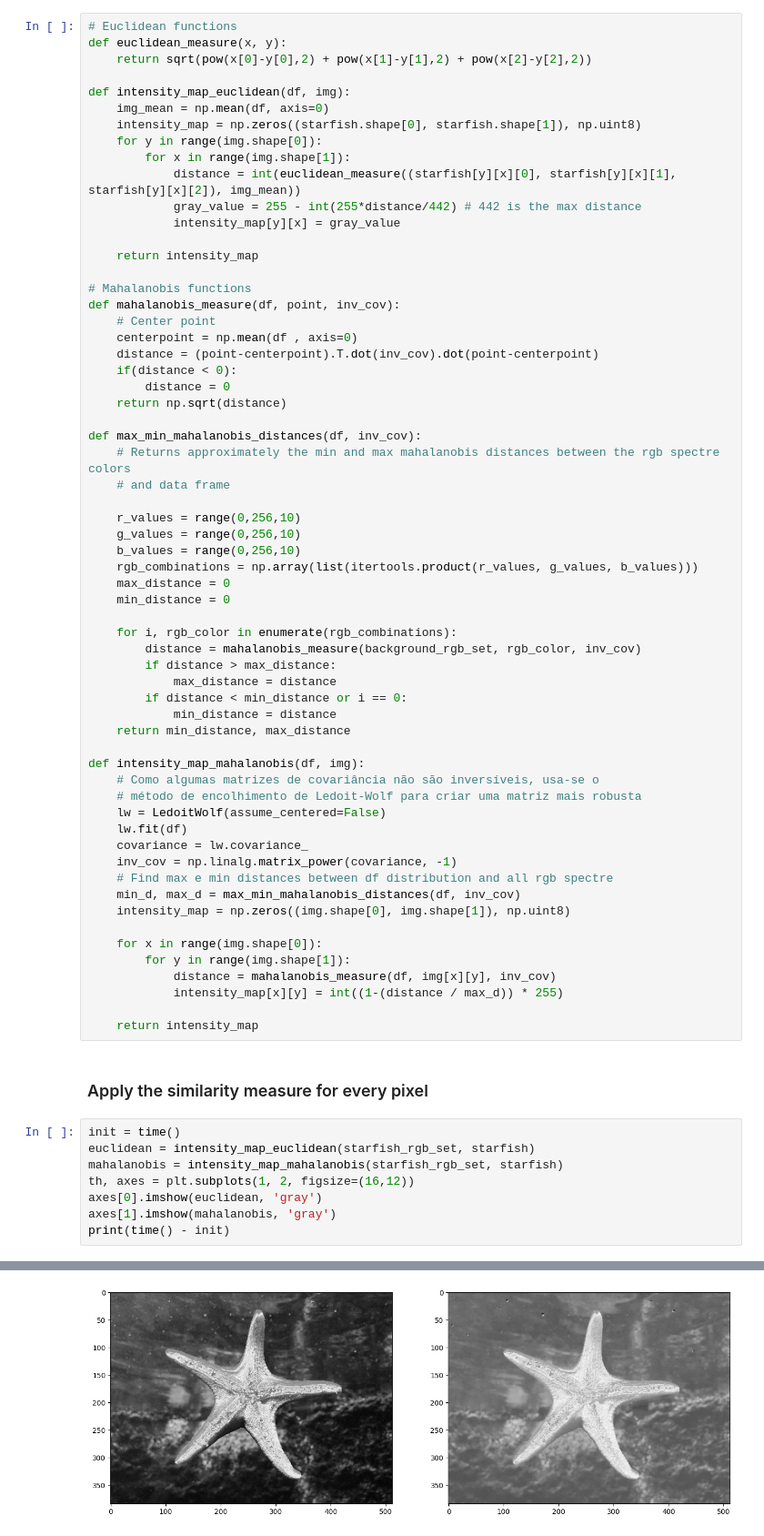
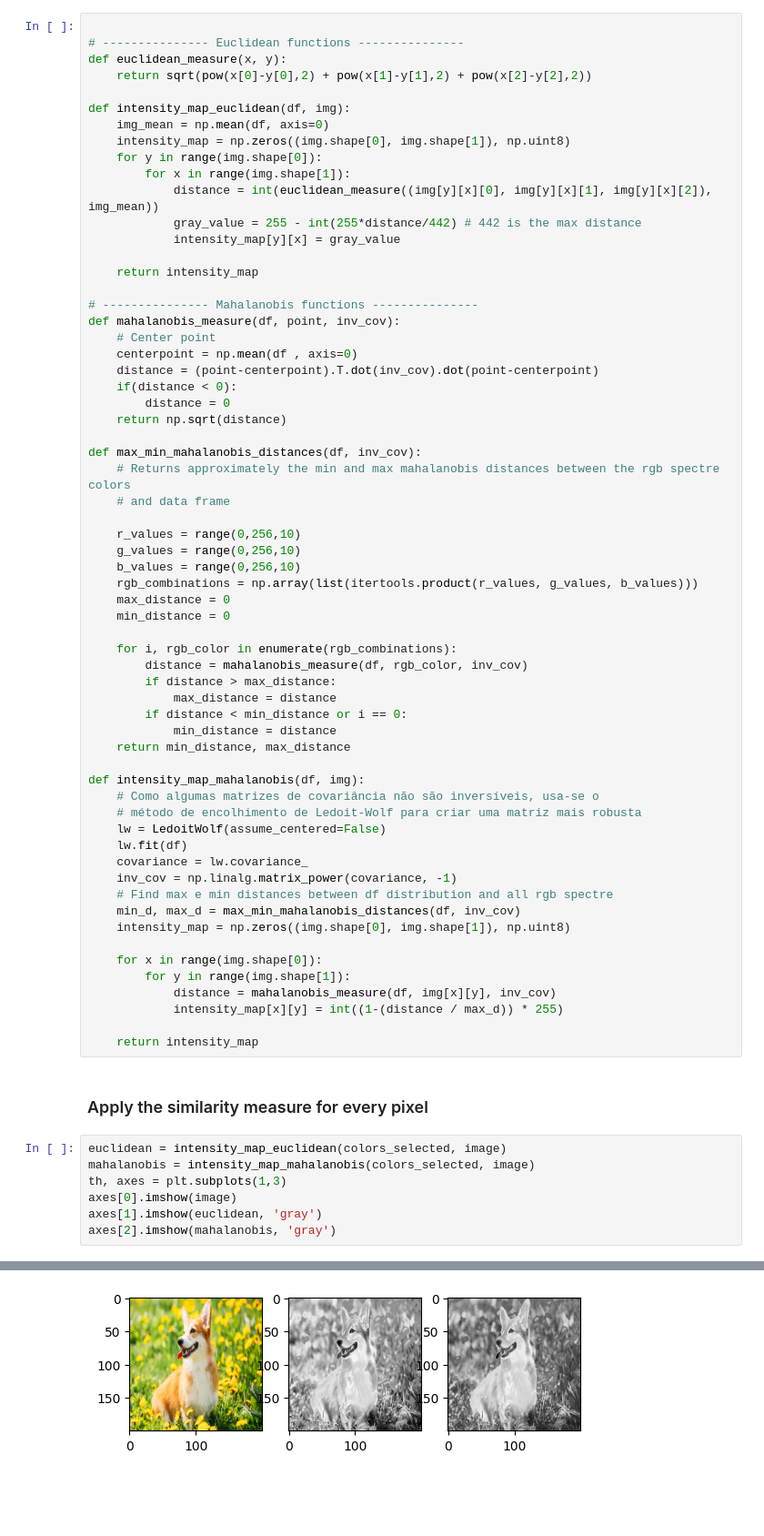
Before and after one commit to diogohal/intensity-map-similarity-measures, a Jupyter notebook: intensity-map-similarity-measures.ipynb, the cells around one changed output, grey strips where cells are left out. Shown at 91% size. Drawn from its saved outputs; the diff is of its cells as text; blank space fills up the shorter version.

Commit message:
color picker and corgi image added

```diff
--- a/intensity-map-similarity-measures.ipynb
+++ b/intensity-map-similarity-measures.ipynb
@@ -47,22 +56,23 @@ print(background_rgb_mean)
 # %% [markdown]
 ### Similarity distance and intensity map functions
 # %%
-# Euclidean functions
+
+# --------------- Euclidean functions ---------------
 def euclidean_measure(x, y):
     return sqrt(pow(x[0]-y[0],2) + pow(x[1]-y[1],2) + pow(x[2]-y[2],2))
 
 def intensity_map_euclidean(df, img):
     img_mean = np.mean(df, axis=0)
-    intensity_map = np.zeros((starfish.shape[0], starfish.shape[1]), np.uint8)
+    intensity_map = np.zeros((img.shape[0], img.shape[1]), np.uint8)
     for y in range(img.shape[0]):
         for x in range(img.shape[1]):
-            distance = int(euclidean_measure((starfish[y][x][0], starfish[y][x][1], starfish[y][x][2]), img_mean))
+            distance = int(euclidean_measure((img[y][x][0], img[y][x][1], img[y][x][2]), img_mean))
             gray_value = 255 - int(255*distance/442) # 442 is the max distance
             intensity_map[y][x] = gray_value
 
     return intensity_map
 
-# Mahalanobis functions
+# --------------- Mahalanobis functions ---------------
 def mahalanobis_measure(df, point, inv_cov):
     # Center point
     centerpoint = np.mean(df , axis=0)
@@ -83,7 +93,7 @@ def max_min_mahalanobis_distances(df, inv_cov):
     min_distance = 0
 
     for i, rgb_color in enumerate(rgb_combinations):
-        distance = mahalanobis_measure(background_rgb_set, rgb_color, inv_cov)
+        distance = mahalanobis_measure(df, rgb_color, inv_cov)
         if distance > max_distance:
             max_distance = distance
         if distance < min_distance or i == 0:
@@ -110,11 +120,10 @@ def intensity_map_mahalanobis(df, img):
 # %% [markdown]
 ### Apply the similarity measure for every pixel
 # %%
-init = time()
-euclidean = intensity_map_euclidean(starfish_rgb_set, starfish)
-mahalanobis = intensity_map_mahalanobis(starfish_rgb_set, starfish)
-th, axes = plt.subplots(1, 2, figsize=(16,12))
-axes[0].imshow(euclidean, 'gray')
-axes[1].imshow(mahalanobis, 'gray')
-print(time() - init)
+euclidean = intensity_map_euclidean(colors_selected, image)
+mahalanobis = intensity_map_mahalanobis(colors_selected, image)
+th, axes = plt.subplots(1,3)
+axes[0].imshow(image)
+axes[1].imshow(euclidean, 'gray')
+axes[2].imshow(mahalanobis, 'gray')
 # %% [output]
@@ -122 +131 @@ print(time() - init)
-[figure, old version]
+[figure, new version]
```
Also changed, not shown: parts of 5 cells of this notebook, 1 other file.
